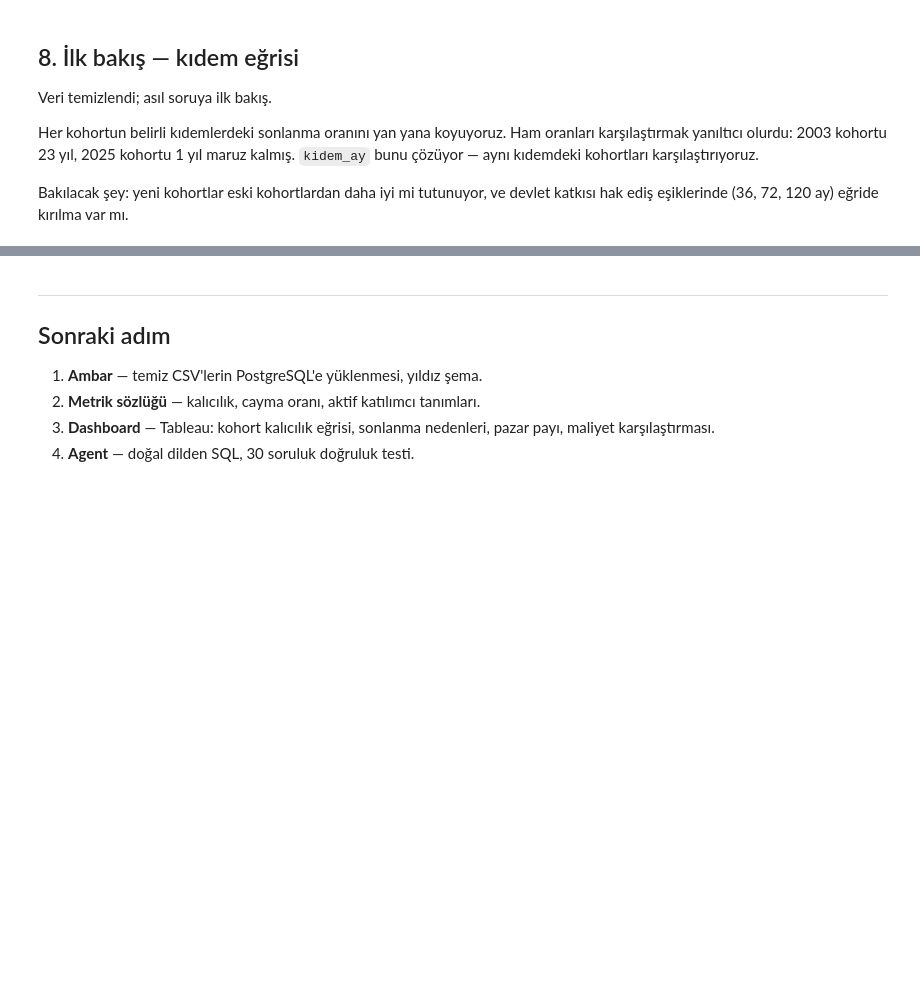
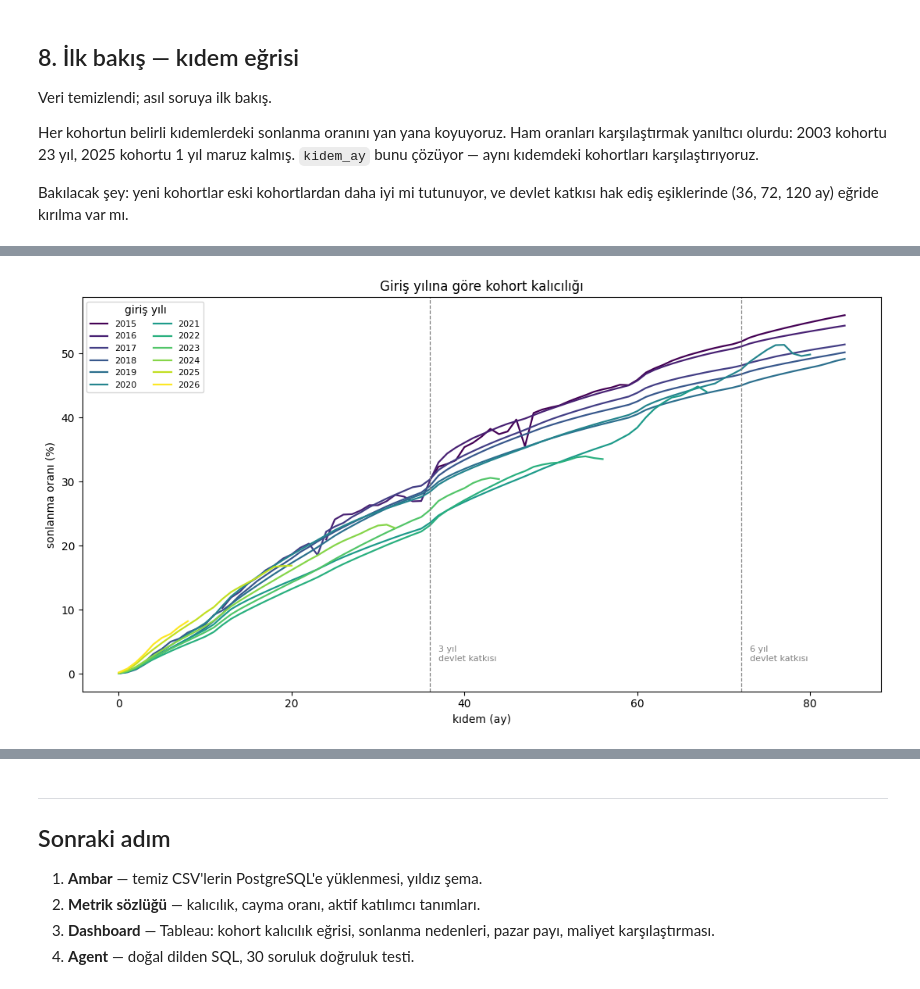
Before and after one commit to esero88/eser-portfolio, a Jupyter notebook: pension-retention-analytics/notebooks/02_veri_temizleme.ipynb, the cells around one changed output, grey strips where cells are left out. Saved outputs shown, nothing was run; the diff lists cells and outputs as text; code cells hidden in the pictures; blank space fills up the shorter version.

```diff
--- a/pension-retention-analytics/notebooks/02_veri_temizleme.ipynb
+++ b/pension-retention-analytics/notebooks/02_veri_temizleme.ipynb
@@ -460,0 +570,20 @@ else:
+# %%
+import matplotlib.pyplot as plt
+
+egri = (gr015[gr015["kidem_ay"].between(0, 84)]
+        .assign(giris_yili=lambda d: d["kohort_ay"].str[:4].astype(int))
+        .query("giris_yili >= 2015")
+        .groupby(["giris_yili", "kidem_ay"])["sonlanma_orani"].mean()
+        .unstack(0))
+
+fig, ax = plt.subplots(figsize=(11, 6))
+egri.plot(ax=ax, linewidth=1.6, colormap="viridis")
+for esik in (36, 72):
+    ax.axvline(esik, color="grey", linestyle="--", linewidth=0.9)
+    ax.text(esik + 1, 2, f"{esik//12} yıl\ndevlet katkısı", fontsize=8, color="grey")
+ax.set_xlabel("kıdem (ay)"); ax.set_ylabel("sonlanma oranı (%)")
+ax.set_title("Giriş yılına göre kohort kalıcılığı")
+ax.legend(title="giriş yılı", ncol=2, fontsize=8)
+plt.tight_layout(); plt.show()
+# %% [output]
+[figure, added]
```
Also changed, not shown: parts of 11 cells of this notebook.
